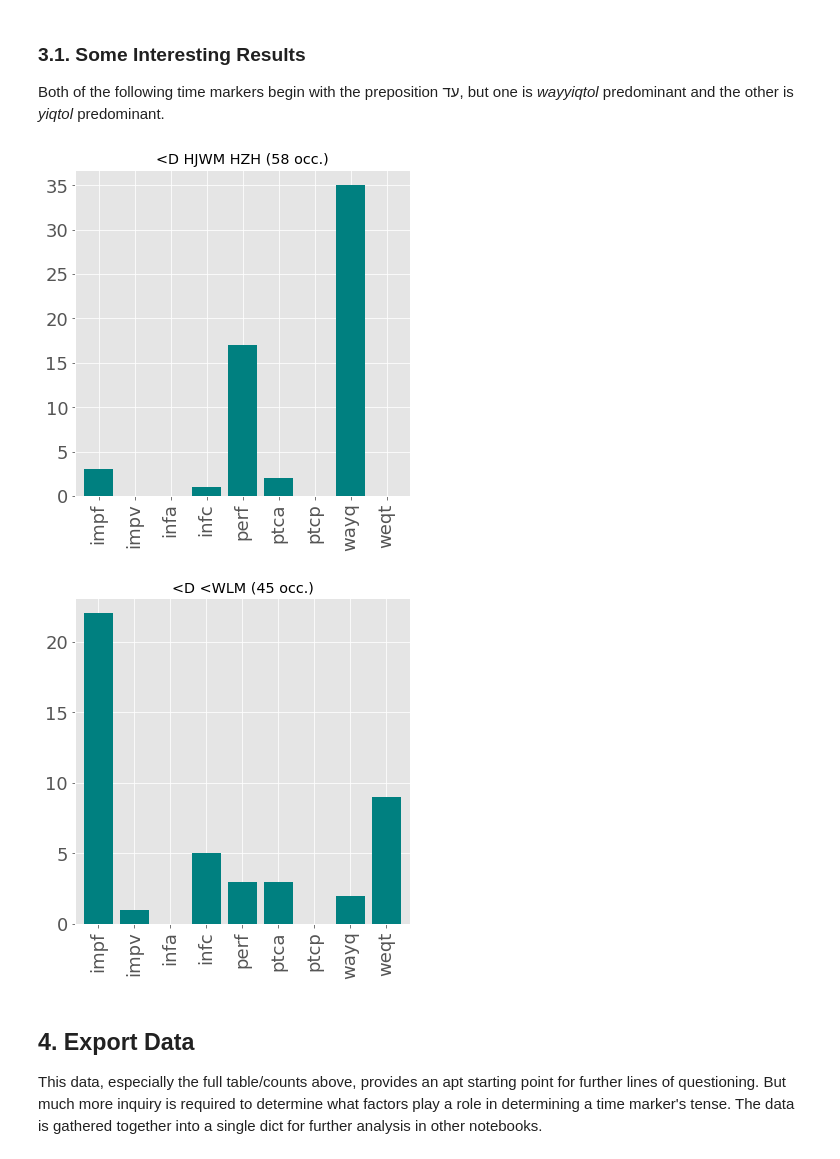
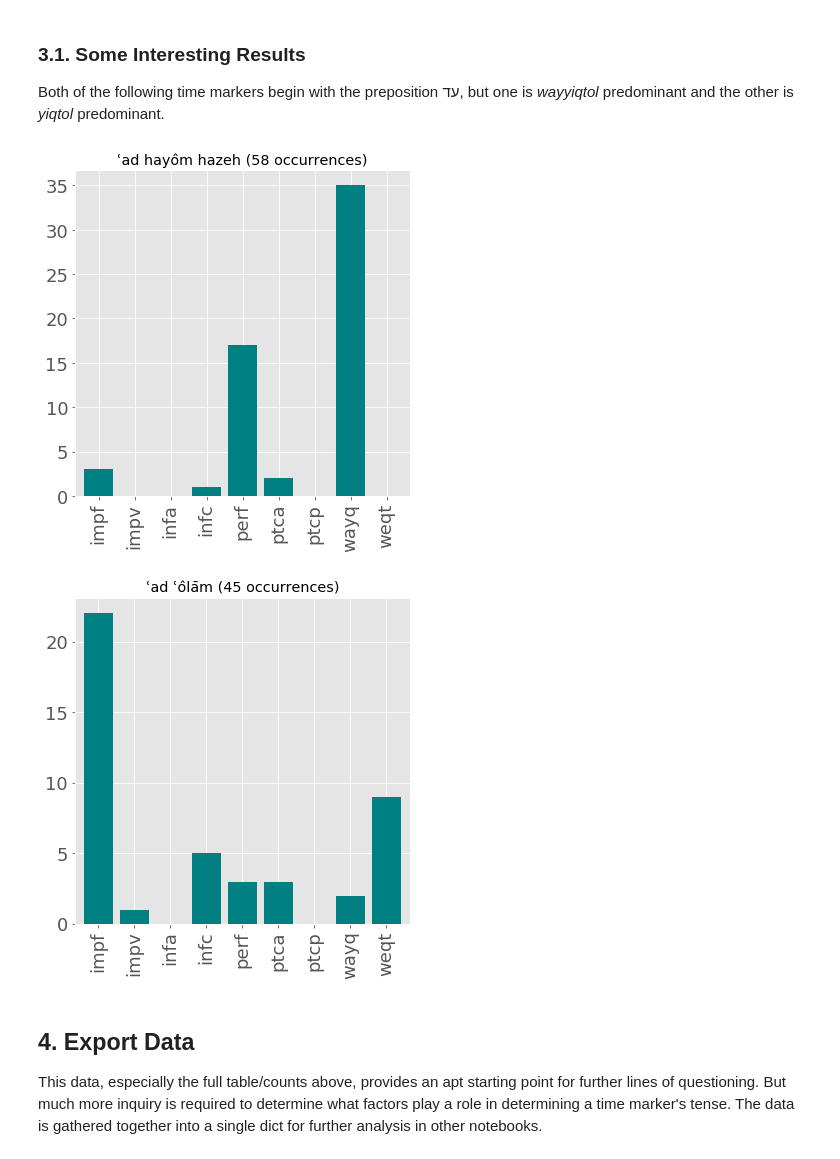
Before and after one commit to codykingham/Verb_in_Biblical_Hebrew, a Jupyter notebook: 1_exploration_and_data.ipynb, the cells around one changed output. Cells and saved outputs as stored; diff of their text form; code cells hidden in the pictures.

```diff
--- a/1_exploration_and_data.ipynb
+++ b/1_exploration_and_data.ipynb
@@ -394,32 +394,32 @@ Both of the following time markers begin with the preposition עד, but one is *
 # %%
 # put tense/counts into dataframe for plotting
 until_today = pd.Series(tense_counts['<D H JWM H ZH'], index=all_tenses)
 until_forever = pd.Series(tense_counts['<D <WLM'], index=all_tenses)
 
 # display plot
 until_today.plot.bar(figsize=(6,6),
                        color='teal',
                        width = .8,
                        fontsize=18,
-                       title='<D HJWM HZH (58 occ.)'
+                       title = 'ʿad hayôm hazeh (58 occurrences)'
                     )
 
 # save to file
 plt.savefig('visualizations/until_today.png', dpi = 300)
 # %% [output]
-[figure, old version]
+[figure, new version]
 # %%
 # display plot
 until_forever.plot.bar(figsize=(6,6),
                        color='teal',
                        width=.8,
                        fontsize=18,
-                       title='<D <WLM (45 occ.)'
+                       title='ʿad ʿôlām (45 occurrences)'
                       )
 # save to file
 plt.savefig('visualizations/until_forever.png', dpi = 300)
 # %% [output]
-[figure, old version]
+[figure, new version]
 # %% [markdown]
 ## 4. Export Data
 
```
Also changed, not shown: parts of 1 cell of this notebook, 7 other files.
